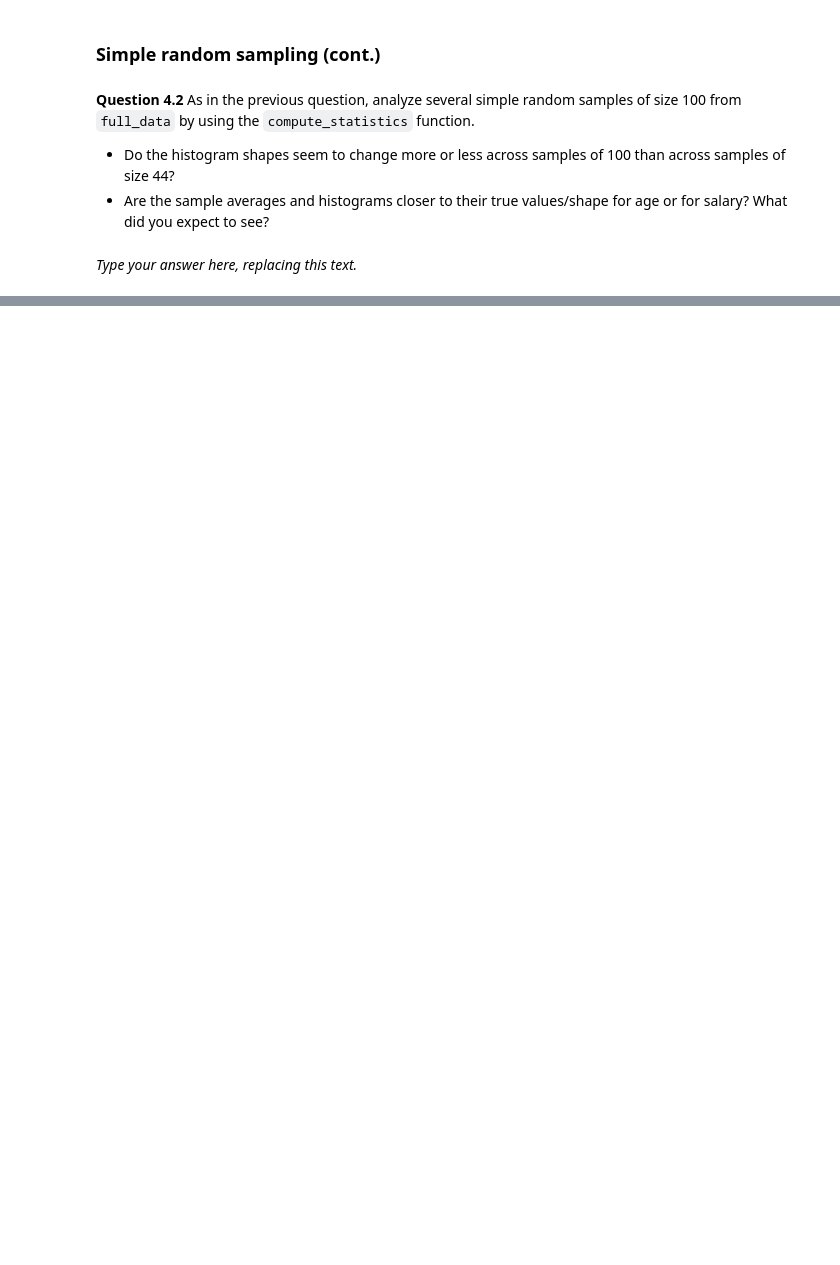
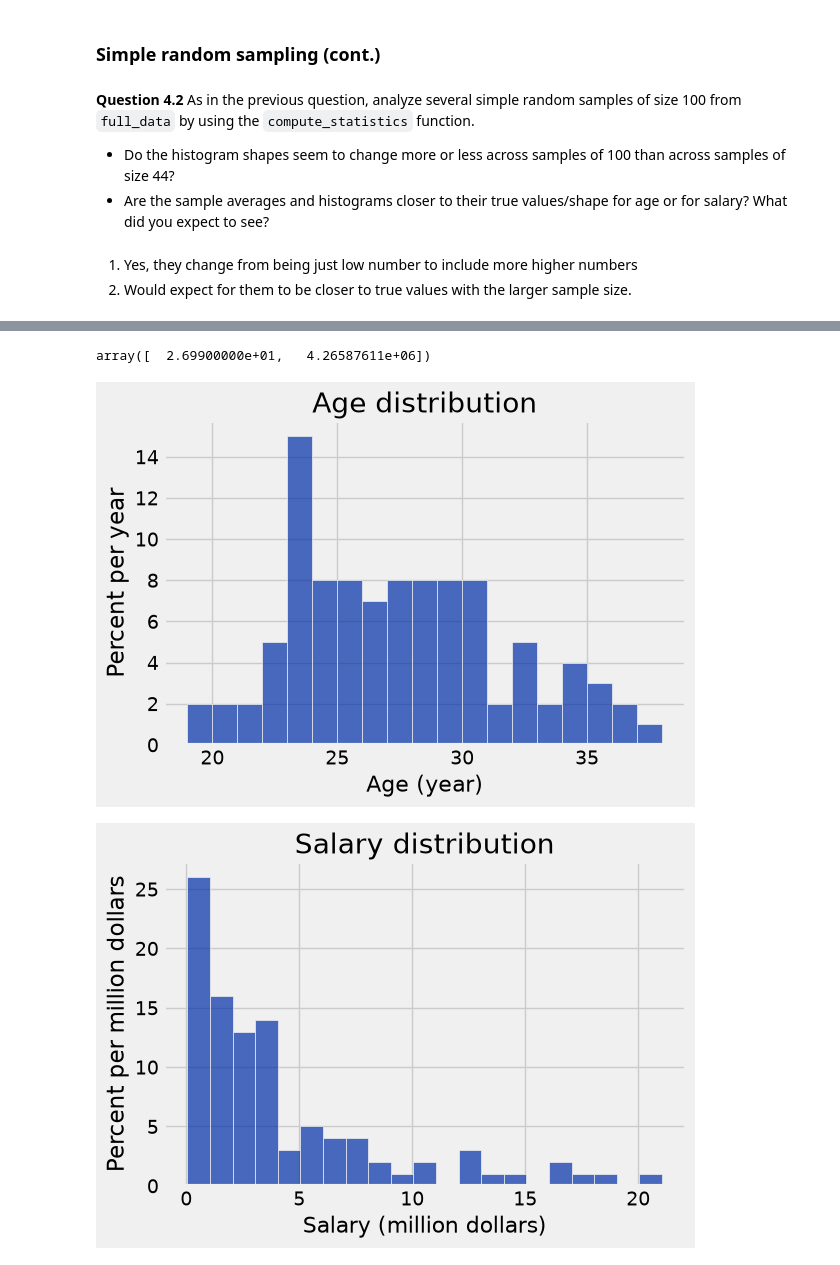
Before and after one commit to morreyy/ellwood-morrell-introF26, a Jupyter notebook: FOR GITHUB/Labs/Lab 5 - Simulation/lab05.ipynb, the cells around one changed output, grey strips where cells are left out. Saved outputs shown, nothing was run; the diff lists cells and outputs as text; code cells hidden in the pictures; blank space fills up the shorter version.

```diff
--- a/FOR GITHUB/Labs/Lab 5 - Simulation/lab05.ipynb
+++ b/FOR GITHUB/Labs/Lab 5 - Simulation/lab05.ipynb
@@ -444,11 +493,16 @@ grader.check("q41")
 **Question 4.2** As in the previous question, analyze several simple random samples of size 100 from `full_data` by using the `compute_statistics` function.
 - Do the histogram shapes seem to change more or less across samples of 100 than across samples of size 44?
 - Are the sample averages and histograms closer to their true values/shape for age or for salary?  What did you expect to see?
-# %% [markdown]
-_Type your answer here, replacing this text._
+# %% [markdown]
+1. Yes, they change from being just low number to include more higher numbers
+2. Would expect for them to be closer to true values with the larger sample size.
 # %% [markdown]
 <!-- BEGIN QUESTION -->
 # %%
-my_large_srswor_data = ...
-my_large_stats = ...
+my_large_srswor_data = full_data.sample(100, with_replacement=False)
+my_large_stats = compute_statistics(my_large_srswor_data)
 my_large_stats
+# %% [output]
+array([  2.69900000e+01,   4.26587611e+06])
+[figure, added]
+[figure, added]
```
Also changed, not shown: parts of 9 cells of this notebook, 1 other file.
